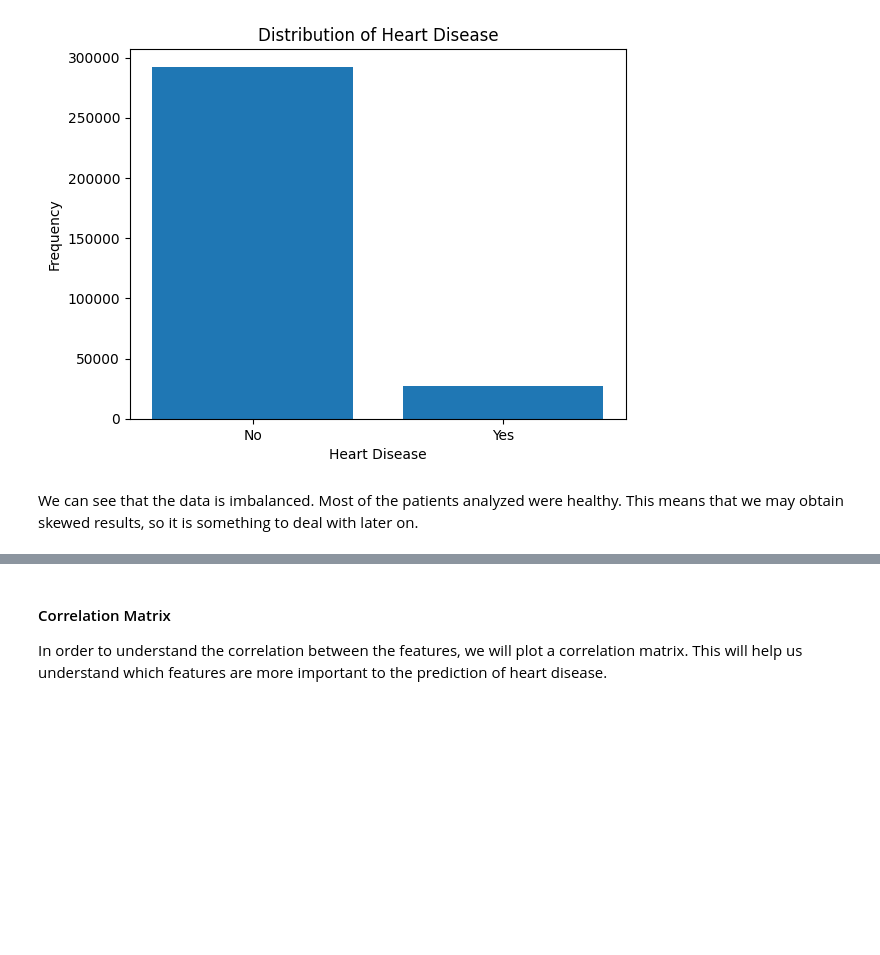
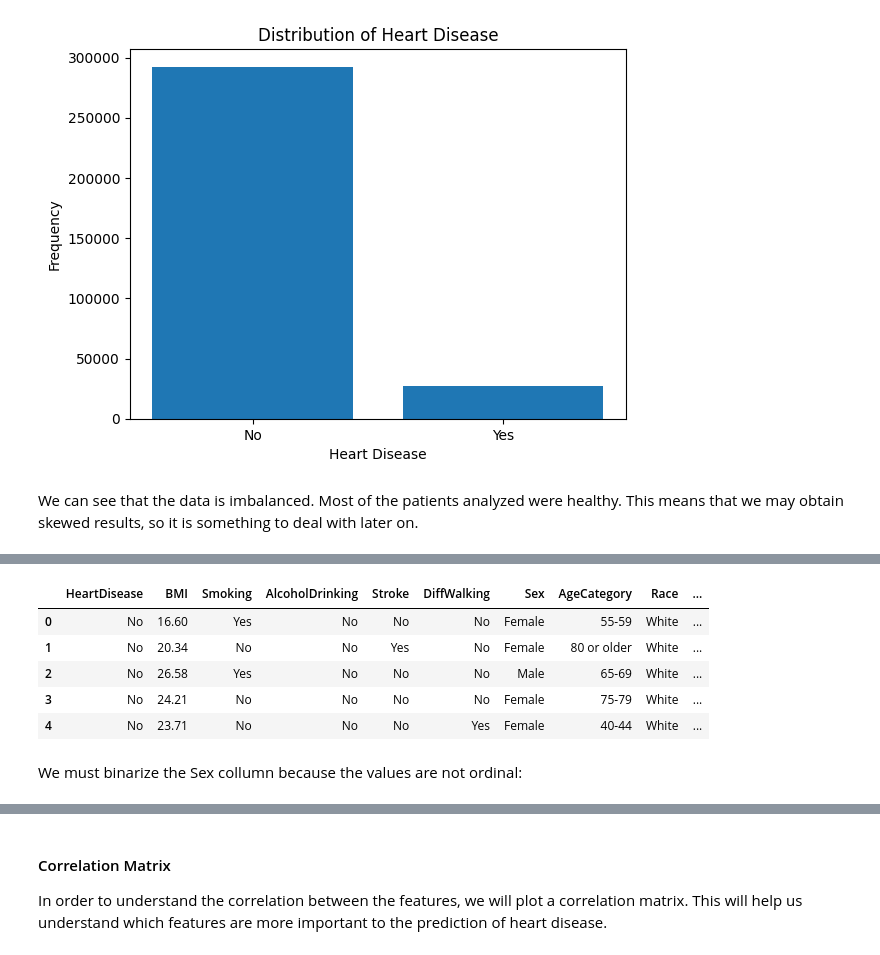
Before and after one commit to th0rz05/feup-ia-heart-disease, a Jupyter notebook: proj/Project.ipynb, the cells around one changed output, grey strips where cells are left out. Cells and saved outputs as stored; diff of their text form; code cells hidden in the pictures; blank space fills up the shorter version.

```diff
--- a/proj/Project.ipynb
+++ b/proj/Project.ipynb
@@ -43,6 +43,8 @@ The dataset is composed of 18 features, most of which are related to the health
 
 There are no null values in the dataset. In the following cells, we will expose a summary of the dataset.
 # %%
+pd.set_option('display.max_columns', None)
+
 df = pd.read_csv("heart_disease.csv")
 
 df.head()
@@ -108,0 +157,15 @@ We can see that the data is imbalanced. Most of the patients analyzed were healt
+# %%
+# drop meantal health and physical health collumns
+
+new_df = new_df.drop(['MentalHealth', 'PhysicalHealth'], axis=1)
+
+new_df.head()
+# %% [output]
+|  | HeartDisease | BMI | Smoking | AlcoholDrinking | Stroke | DiffWalking | Sex | AgeCategory | Race | ... |
+| 0 | No | 16.60 | Yes | No | No | No | Female | 55-59 | White | ... |
+| 1 | No | 20.34 | No | No | Yes | No | Female | 80 or older | White | ... |
+| 2 | No | 26.58 | Yes | No | No | No | Male | 65-69 | White | ... |
+| 3 | No | 24.21 | No | No | No | No | Female | 75-79 | White | ... |
+| 4 | No | 23.71 | No | No | No | Yes | Female | 40-44 | White | ... |
+# %% [markdown]
+We must binarize the Sex collumn because the values are not ordinal:
```
Also changed, not shown: parts of 32 cells of this notebook.
